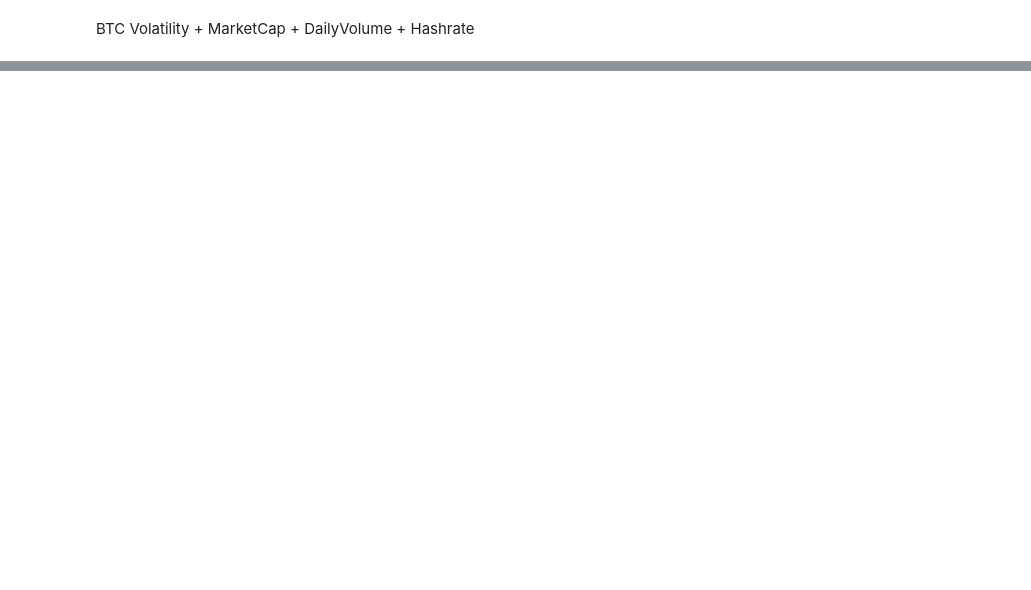
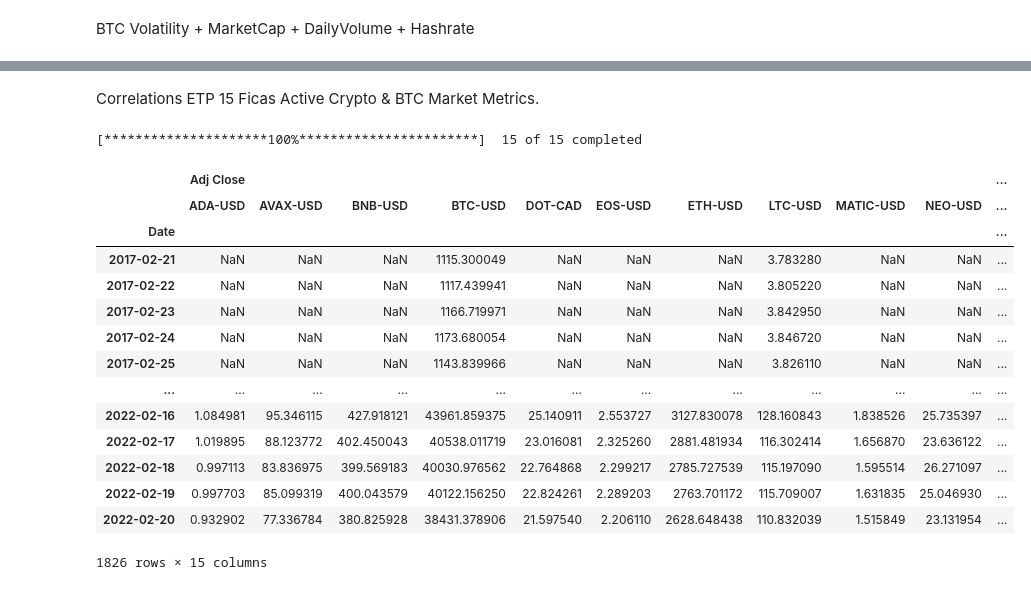
Before and after one commit to HoussamZak/EDA_ETP_Amun21, a Jupyter notebook: 5_bid_ask_volume_vola_BTC&ALTS.ipynb, the cells around one changed output, grey strips where cells are left out. Cells and saved outputs as stored; diff of their text form; code cells hidden in the pictures; blank space fills up the shorter version.

```diff
--- a/5_bid_ask_volume_vola_BTC&ALTS.ipynb
+++ b/5_bid_ask_volume_vola_BTC&ALTS.ipynb
@@ -86,0 +177,33 @@ btc_trade_volume
+# %% [markdown]
+Correlations ETP 15 Ficas Active Crypto & BTC Market Metrics.
+# %%
+#Collecting BTC daily data from yahoo finance
+import yfinance as yf
+
+#List of altcoin pairs in the ETP
+#For Polkadot, I wrote DOT-CAD because the USD pair gives no data.
+fifteen_ficas_active_crypto = ['BTC-USD', 'ETH-USD', 'MATIC-USD', 'AVAX-USD', 'SOL-USD', 'NEO-USD', 'TRX-USD', 'XLM-USD', 'XTZ-USD', 'ADA-USD', 'EOS-USD', 'BNB-USD', 'LTC-USD', 'XRP-USD', 'DOT-CAD']
+fifteen_ficas_active_crypto_temp = yf.download(fifteen_ficas_active_crypto, start = "2017-02-21", end = "2022-02-20", data_source = "yahoo")
+fifteen_ficas_active_crypto_temp.drop(columns = ['Volume', 'Open', 'Close','Low', 'High'], inplace= True)
+
+#Merging with btc_data
+# btc_metrics_and_15 = pd.merge(btc_metrics, fifteen_ficas_active_crypto_temp, how = 'right', on =['Date', 'Date'])
+
+fifteen_ficas_active_crypto_temp
+# %% [output]
+[*********************100%***********************]  15 of 15 completed
+|  | Adj Close |  |  |  |  |  |  |  |  |  | ... |
+|  | ADA-USD | AVAX-USD | BNB-USD | BTC-USD | DOT-CAD | EOS-USD | ETH-USD | LTC-USD | MATIC-USD | NEO-USD | ... |
+| Date |  |  |  |  |  |  |  |  |  |  | ... |
+| 2017-02-21 | NaN | NaN | NaN | 1115.300049 | NaN | NaN | NaN | 3.783280 | NaN | NaN | ... |
+| 2017-02-22 | NaN | NaN | NaN | 1117.439941 | NaN | NaN | NaN | 3.805220 | NaN | NaN | ... |
+| 2017-02-23 | NaN | NaN | NaN | 1166.719971 | NaN | NaN | NaN | 3.842950 | NaN | NaN | ... |
+| 2017-02-24 | NaN | NaN | NaN | 1173.680054 | NaN | NaN | NaN | 3.846720 | NaN | NaN | ... |
+| 2017-02-25 | NaN | NaN | NaN | 1143.839966 | NaN | NaN | NaN | 3.826110 | NaN | NaN | ... |
+| ... | ... | ... | ... | ... | ... | ... | ... | ... | ... | ... | ... |
+| 2022-02-16 | 1.084981 | 95.346115 | 427.918121 | 43961.859375 | 25.140911 | 2.553727 | 3127.830078 | 128.160843 | 1.838526 | 25.735397 | ... |
+| 2022-02-17 | 1.019895 | 88.123772 | 402.450043 | 40538.011719 | 23.016081 | 2.325260 | 2881.481934 | 116.302414 | 1.656870 | 23.636122 | ... |
+| 2022-02-18 | 0.997113 | 83.836975 | 399.569183 | 40030.976562 | 22.764868 | 2.299217 | 2785.727539 | 115.197090 | 1.595514 | 26.271097 | ... |
+| 2022-02-19 | 0.997703 | 85.099319 | 400.043579 | 40122.156250 | 22.824261 | 2.289203 | 2763.701172 | 115.709007 | 1.631835 | 25.046930 | ... |
+| 2022-02-20 | 0.932902 | 77.336784 | 380.825928 | 38431.378906 | 21.597540 | 2.206110 | 2628.648438 | 110.832039 | 1.515849 | 23.131954 | ... |
+1826 rows × 15 columns
```
Also changed, not shown: parts of 15 cells of this notebook, 3 other files.
